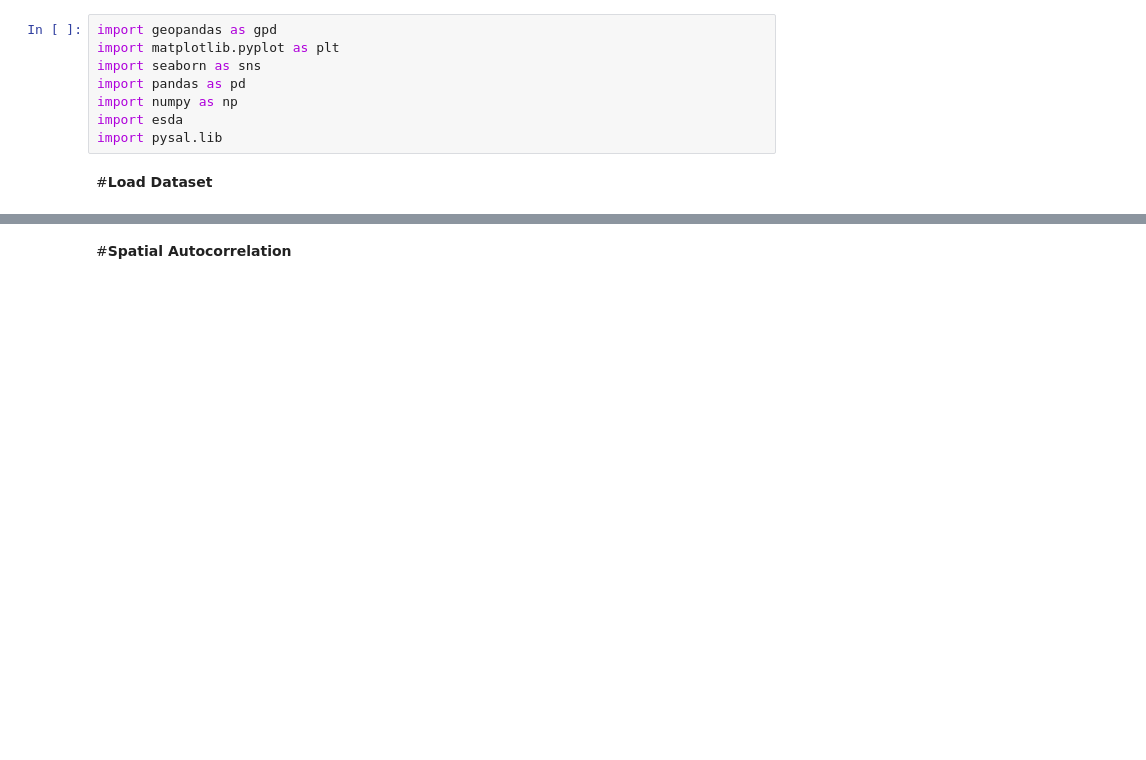
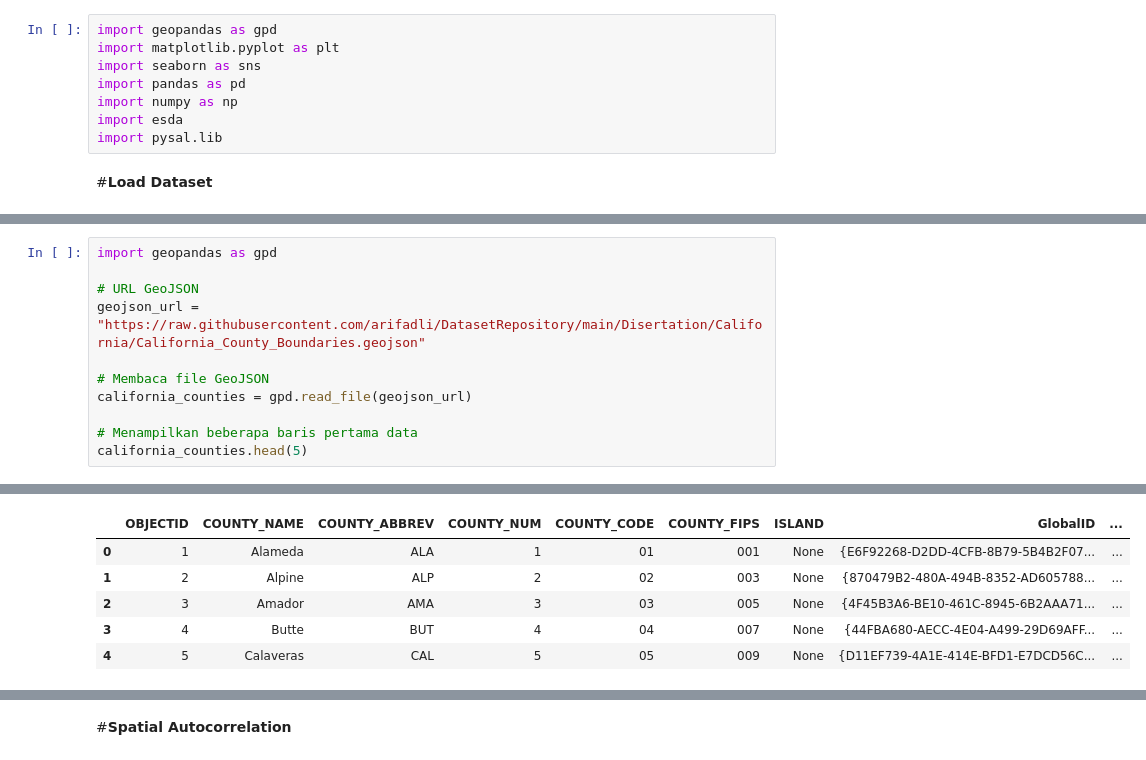
Before and after one commit to arifadli/Exploratory-Spatial-Data-Analysis, a Jupyter notebook: Earthquake Research/ESDA - Earthquake California.ipynb, the cells around one changed output, grey strips where cells are left out. Saved outputs shown, nothing was run; the diff lists cells and outputs as text; blank space fills up the shorter version.

```diff
--- a/Earthquake Research/ESDA - Earthquake California.ipynb
+++ b/Earthquake Research/ESDA - Earthquake California.ipynb
@@ -61,0 +63,12 @@ california_map.head(10)
+# %%
+import geopandas as gpd
+
+# URL GeoJSON
+geojson_url = "https://raw.githubusercontent.com/arifadli/DatasetRepository/main/Disertation/California/California_County_Boundaries.geojson"
+
+# Membaca file GeoJSON
+california_counties = gpd.read_file(geojson_url)
+
+# Menampilkan beberapa baris pertama data
+california_counties.head(5)
+# %% [output]
@@ -62 +92,7 @@ california_map.head(10)
+|  | OBJECTID | COUNTY_NAME | COUNTY_ABBREV | COUNTY_NUM | COUNTY_CODE | COUNTY_FIPS | ISLAND | GlobalID | ... |
+| 0 | 1 | Alameda | ALA | 1 | 01 | 001 | None | {E6F92268-D2DD-4CFB-8B79-5B4B2F07... | ... |
+| 1 | 2 | Alpine | ALP | 2 | 02 | 003 | None | {870479B2-480A-494B-8352-AD605788... | ... |
+| 2 | 3 | Amador | AMA | 3 | 03 | 005 | None | {4F45B3A6-BE10-461C-8945-6B2AAA71... | ... |
+| 3 | 4 | Butte | BUT | 4 | 04 | 007 | None | {44FBA680-AECC-4E04-A499-29D69AFF... | ... |
+| 4 | 5 | Calaveras | CAL | 5 | 05 | 009 | None | {D11EF739-4A1E-414E-BFD1-E7DCD56C... | ... |
 # %%
```
Also changed, not shown: parts of 21 cells of this notebook.
